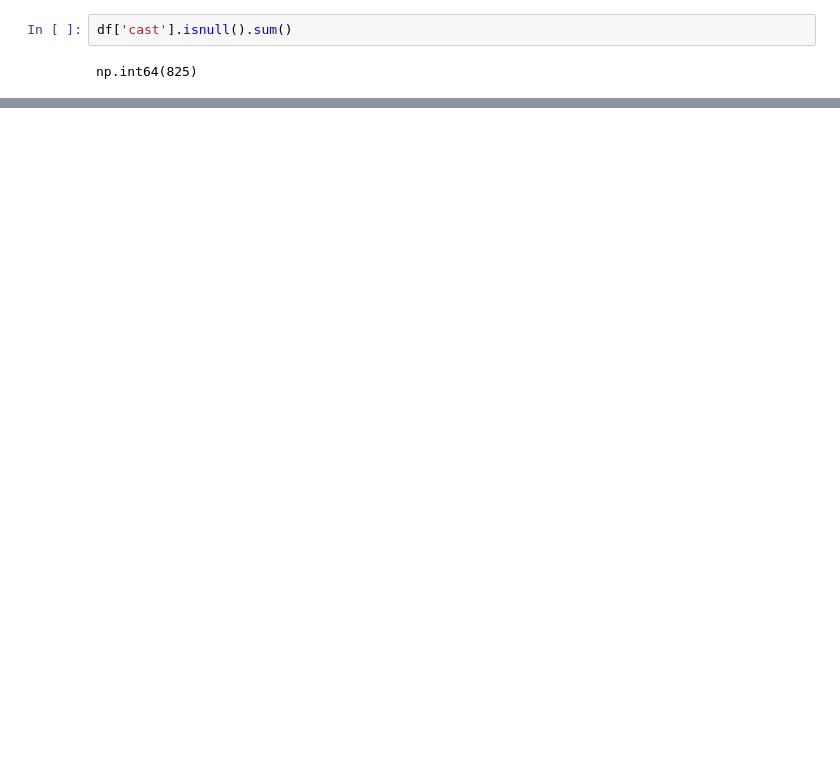
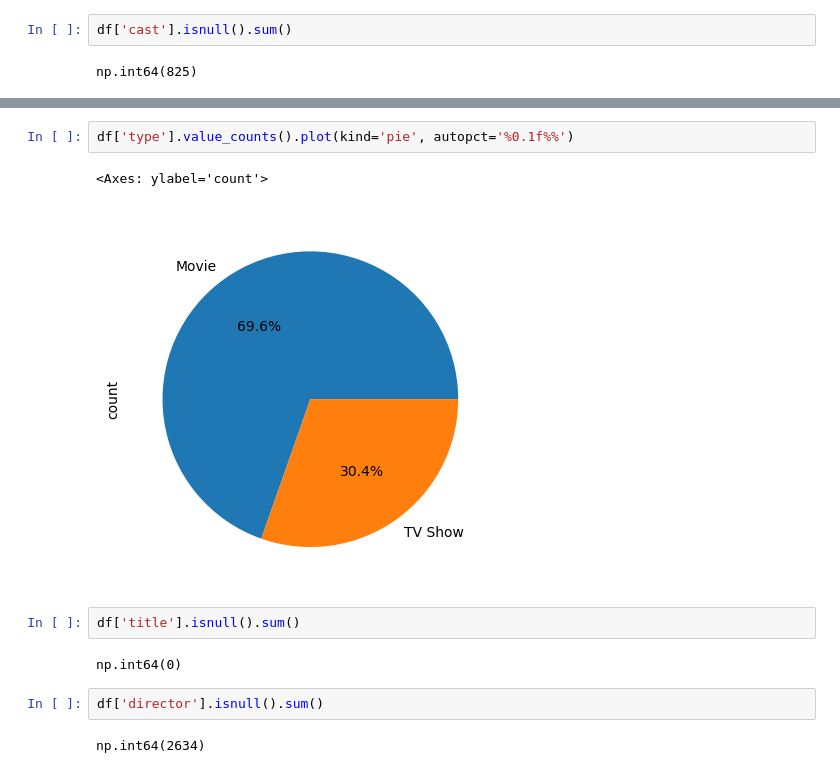
Before and after one commit to Sumangiri1312/Data-Analysis-Process, a Jupyter notebook: Exploratory Data Analysis/Netflix-EDA.ipynb, the cells around one changed output, grey strips where cells are left out. Cells and saved outputs as stored; diff of their text form; blank space fills up the shorter version.

```diff
--- a/Exploratory Data Analysis/Netflix-EDA.ipynb
+++ b/Exploratory Data Analysis/Netflix-EDA.ipynb
@@ -59,0 +110,13 @@ np.int64(825)
+# %%
+df['type'].value_counts().plot(kind='pie', autopct='%0.1f%%')
+# %% [output]
+<Axes: ylabel='count'>
+[figure, added]
+# %%
+df['title'].isnull().sum()
+# %% [output]
+np.int64(0)
+# %%
+df['director'].isnull().sum()
+# %% [output]
+np.int64(2634)
```
Also changed, not shown: parts of 17 cells of this notebook, 1 other file.
